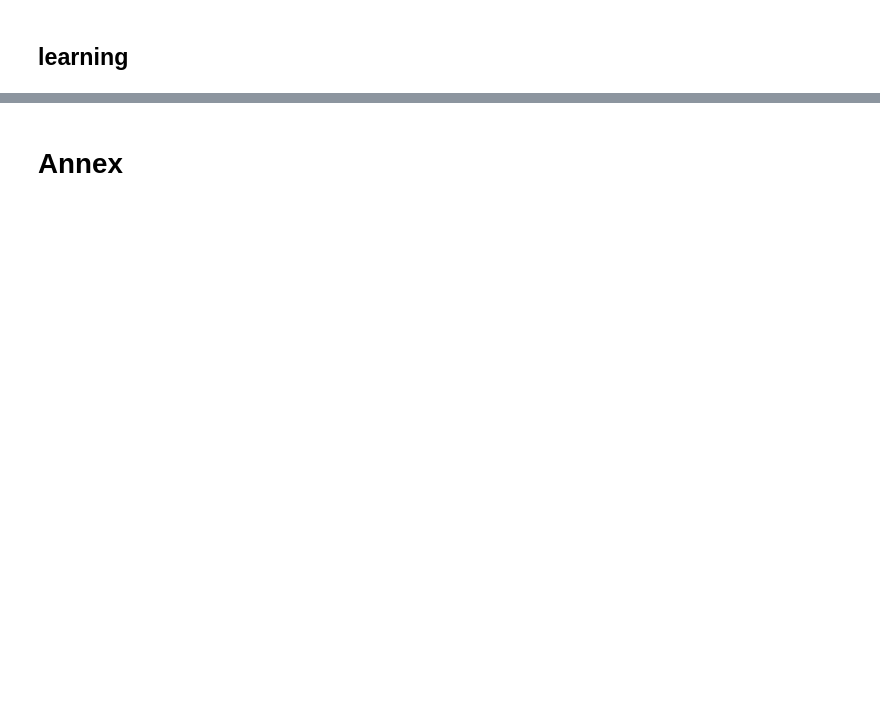
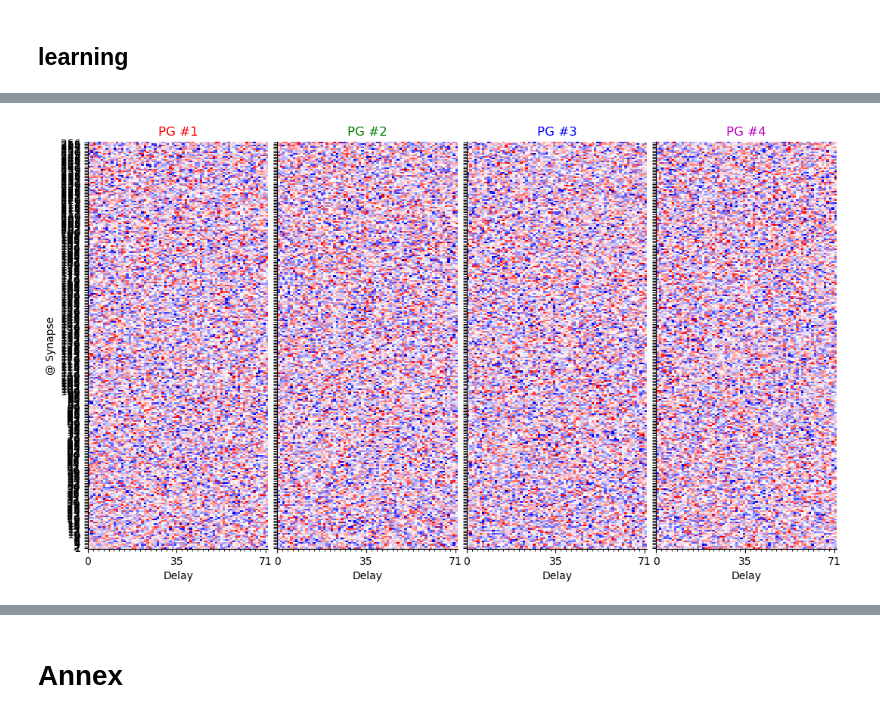
Before and after one commit to SpikeAI/TemporallyHeterogeneousConnections, a Jupyter notebook: dev/2022-11-22_ABCD_clean.ipynb, the cells around one changed output, grey strips where cells are left out. Cells and saved outputs as stored; diff of their text form; code cells hidden in the pictures; blank space fills up the shorter version.

```diff
--- a/dev/2022-11-22_ABCD_clean.ipynb
+++ b/dev/2022-11-22_ABCD_clean.ipynb
@@ -680,5 +798,9 @@ PG_start = env.set_PG(seed=51)
 N_pre, N_PGs, N_PG_time = PG_start.shape
 model = Net(N_pre, N_PGs, N_PG_time)
+# %%
+fig, axs = env.plot_PG(PG_start, colors=colors, N_PG_show=4, subplotpars=subplotpars_learn)
+# %% [output]
+[figure, added]
 # %%
 model = Net(N_pre, N_PGs, N_PG_time)
 # %%
```
Also changed, not shown: parts of 67 cells of this notebook.
